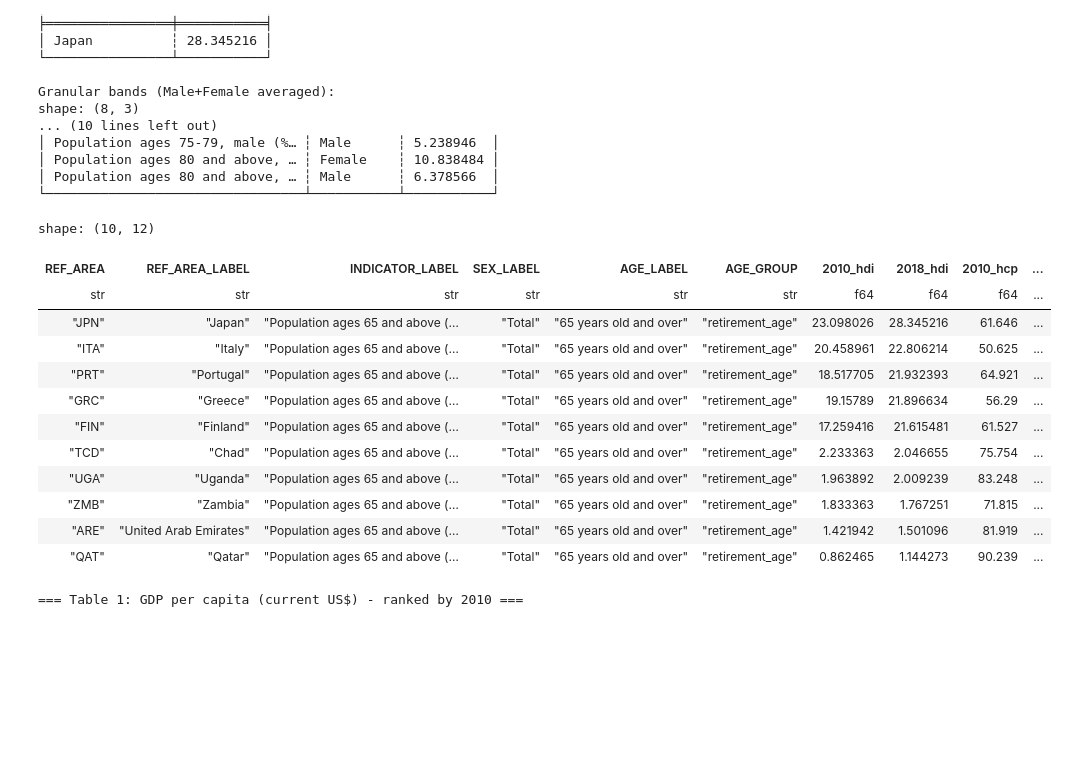
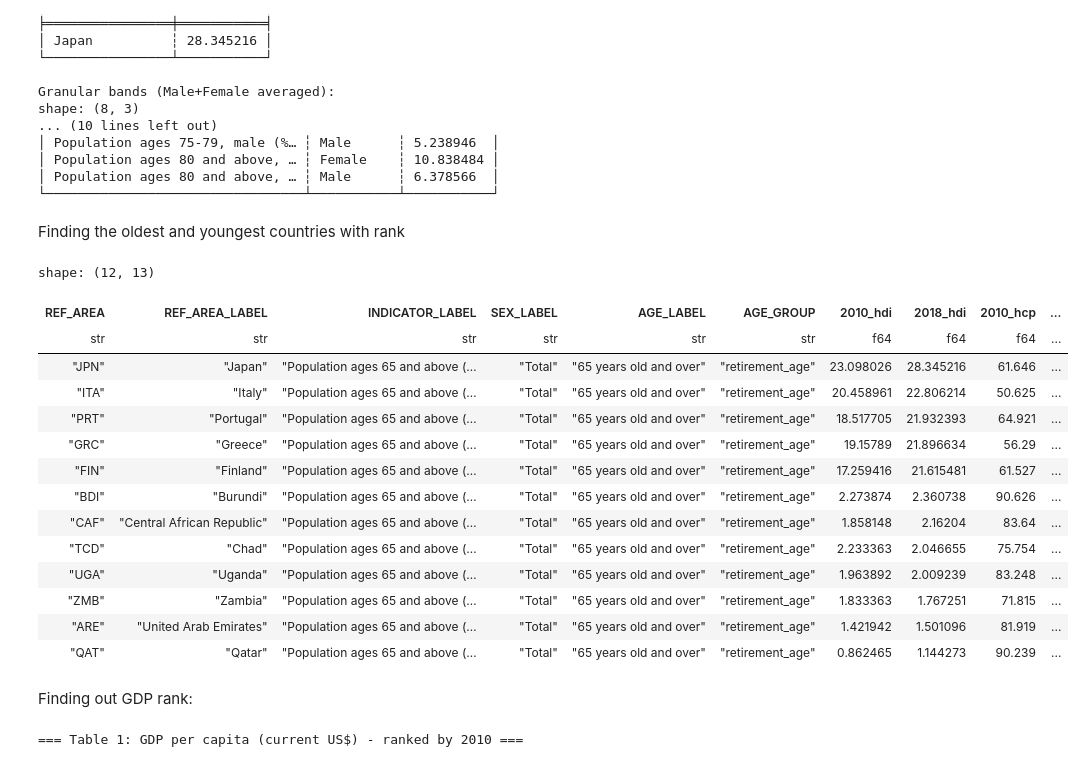
Before and after one commit to rachelv2/first_project, a Jupyter notebook: notebooks/data_cleaning_beatriz.ipynb, the cells around one changed output. Cells and saved outputs as stored; diff of their text form; code cells hidden in the pictures; blank space fills up the shorter version.

```diff
--- a/notebooks/data_cleaning_beatriz.ipynb
+++ b/notebooks/data_cleaning_beatriz.ipynb
@@ -864,36 +891,46 @@ shape: (8, 3)
 │ Population ages 80 and above, … ┆ Female    ┆ 10.838484 │
 │ Population ages 80 and above, … ┆ Male      ┆ 6.378566  │
 └─────────────────────────────────┴───────────┴───────────┘
+# %% [markdown]
+Finding the oldest and youngest countries with rank
 # %%
 # Use 65 and above % of total population, keep all columns
 aging_simple = (
     merged
     .filter(
         (pl.col('INDICATOR_LABEL') == 'Population ages 65 and above (% of total population)') &
         (pl.col('SEX_LABEL') == 'Total')
     )
     .sort('2018_hdi', descending=True)
+    .with_columns(
+        (pl.arange(1, pl.len() + 1)).alias('rank_age')
+    )
 )
 
-top5 = aging_simple.head(5)
-bottom5 = aging_simple.tail(5)
-top_bottom = pl.concat([top5, bottom5])
+top6 = aging_simple.head(5)
+bottom6 = aging_simple.tail(7)
+top_bottom = pl.concat([top6, bottom6])
 
+pl.Config.set_tbl_rows(20)
 display(top_bottom)
 # %% [output]
-shape: (10, 12)
+shape: (12, 13)
 | REF_AREA | REF_AREA_LABEL | INDICATOR_LABEL | SEX_LABEL | AGE_LABEL | AGE_GROUP | 2010_hdi | 2018_hdi | 2010_hcp | ... |
 | str | str | str | str | str | str | f64 | f64 | f64 | ... |
 | "JPN" | "Japan" | "Population ages 65 and above (… | "Total" | "65 years old and over" | "retirement_age" | 23.098026 | 28.345216 | 61.646 | ... |
 | "ITA" | "Italy" | "Population ages 65 and above (… | "Total" | "65 years old and over" | "retirement_age" | 20.458961 | 22.806214 | 50.625 | ... |
 | "PRT" | "Portugal" | "Population ages 65 and above (… | "Total" | "65 years old and over" | "retirement_age" | 18.517705 | 21.932393 | 64.921 | ... |
 | "GRC" | "Greece" | "Population ages 65 and above (… | "Total" | "65 years old and over" | "retirement_age" | 19.15789 | 21.896634 | 56.29 | ... |
 | "FIN" | "Finland" | "Population ages 65 and above (… | "Total" | "65 years old and over" | "retirement_age" | 17.259416 | 21.615481 | 61.527 | ... |
+| "BDI" | "Burundi" | "Population ages 65 and above (… | "Total" | "65 years old and over" | "retirement_age" | 2.273874 | 2.360738 | 90.626 | ... |
+| "CAF" | "Central African Republic" | "Population ages 65 and above (… | "Total" | "65 years old and over" | "retirement_age" | 1.858148 | 2.16204 | 83.64 | ... |
 | "TCD" | "Chad" | "Population ages 65 and above (… | "Total" | "65 years old and over" | "retirement_age" | 2.233363 | 2.046655 | 75.754 | ... |
 | "UGA" | "Uganda" | "Population ages 65 and above (… | "Total" | "65 years old and over" | "retirement_age" | 1.963892 | 2.009239 | 83.248 | ... |
 | "ZMB" | "Zambia" | "Population ages 65 and above (… | "Total" | "65 years old and over" | "retirement_age" | 1.833363 | 1.767251 | 71.815 | ... |
 | "ARE" | "United Arab Emirates" | "Population ages 65 and above (… | "Total" | "65 years old and over" | "retirement_age" | 1.421942 | 1.501096 | 81.919 | ... |
 | "QAT" | "Qatar" | "Population ages 65 and above (… | "Total" | "65 years old and over" | "retirement_age" | 0.862465 | 1.144273 | 90.239 | ... |
+# %% [markdown]
+Finding out GDP rank:
 # %%
 # Table 1: GDP per capita (current US$) ranked by 2010
 gdp_current_2010 = (
```
Also changed, not shown: parts of 42 cells of this notebook, 5 other files.
